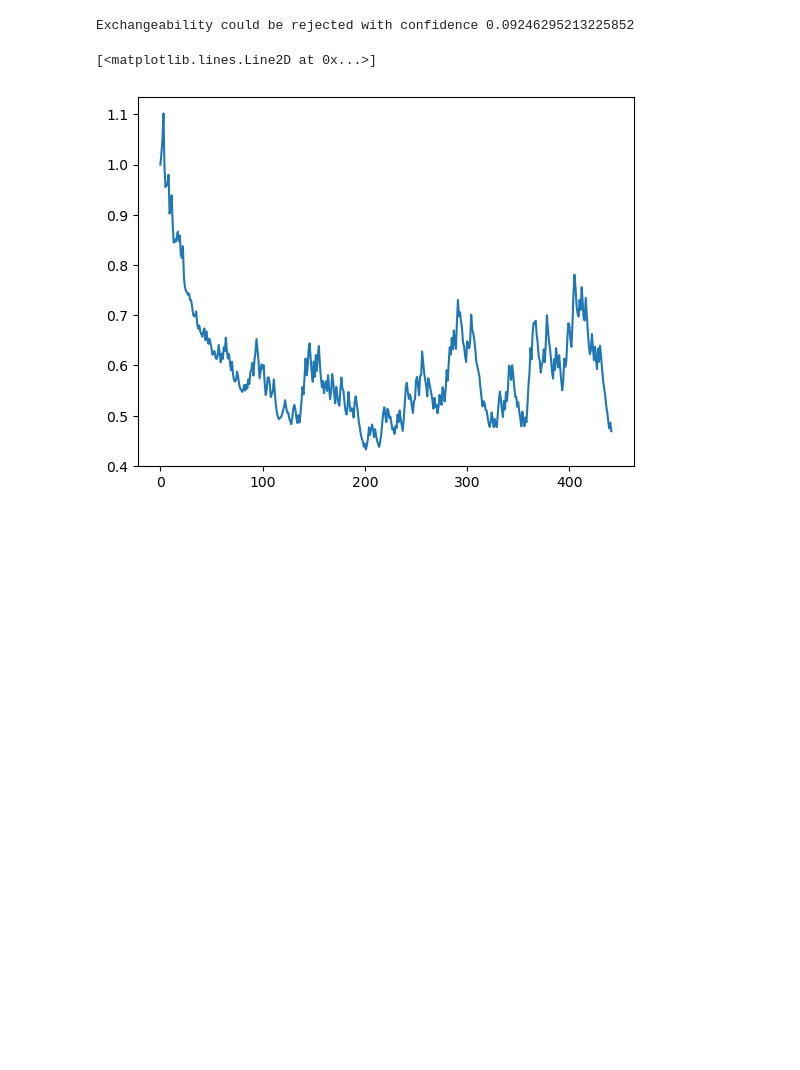
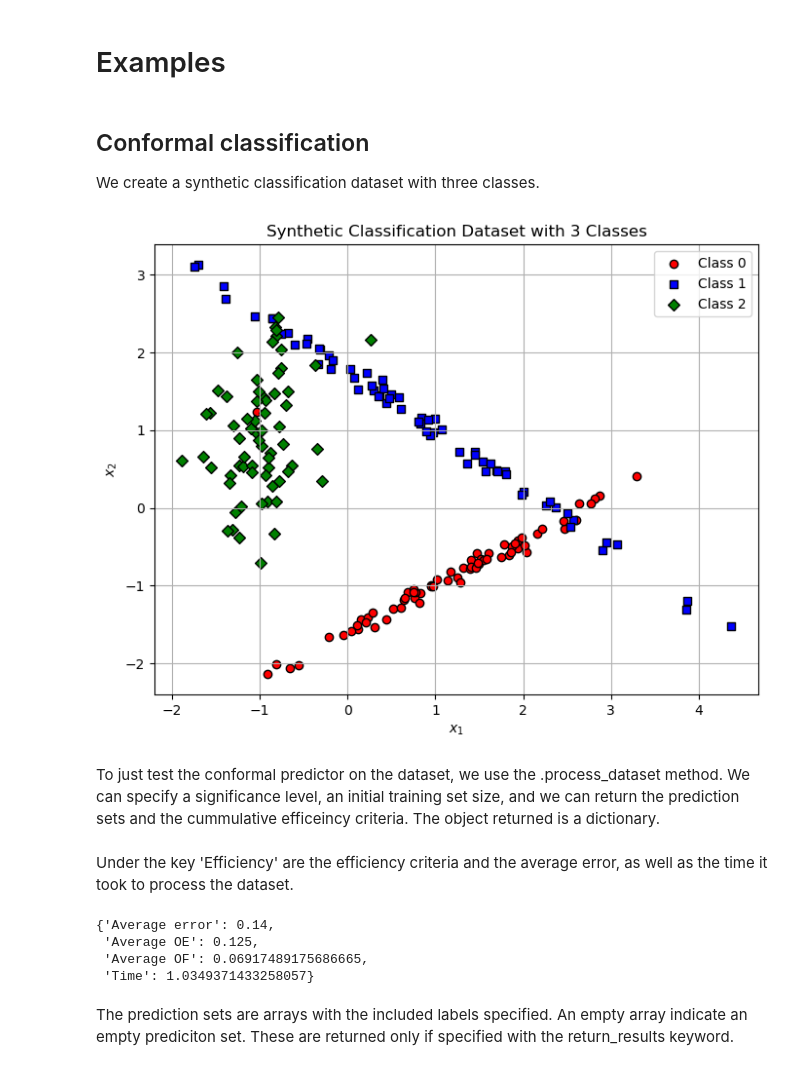
Before and after one commit to egonmedhatten/online-cp, a Jupyter notebook: notebooks/example.ipynb, the cells around one changed output. Saved outputs shown, nothing was run; the diff lists cells and outputs as text; code cells hidden in the pictures; blank space fills up the shorter version.

```diff
--- a/notebooks/example.ipynb
+++ b/notebooks/example.ipynb
@@ -100,30 +1,36 @@ True
-# %%
-from online_cp import ConformalRidgeRegressor
-from online_cp import PluginMartingale
-
-X, y = load_diabetes(return_X_y=True)
-
-cp = ConformalRidgeRegressor(autotune=True, a=1)
-martingale = PluginMartingale()
-
-martingale_values = []
-
-for i, (obj, label) in enumerate(zip(X, y)):
-    # Reality presents the object x
-    x = obj
-    # Reality presents the label
-    p = cp.compute_smoothed_p_value(x, label)
-    cp.learn_one(x, label)
-    # Martingale is updated
-    martingale.update_log_martingale(p)
-    martingale_values.append(martingale.M)
-# %%
-print(f'Exchangeability could be rejected with confidence {1-1/martingale.max}')
-# %% [output]
-Exchangeability could be rejected with confidence 0.09246295213225852
-# %%
-import matplotlib.pyplot as plt
-plt.plot(martingale_values)
-# %% [output]
-[<matplotlib.lines.Line2D at 0x...>]
-[figure, removed]
+# %% [markdown]
+# Examples
+# %% [markdown]
+## Conformal classification
+We create a synthetic classification dataset with three classes.
+# %%
+import matplotlib.pyplot as plt
+from sklearn.datasets import make_classification
+import numpy as np
+
+N = 200
+
+X, y = make_classification(n_samples=N, n_features=2, n_informative=2, n_redundant=0,
+                           n_classes=3, n_clusters_per_class=1, random_state=2024)
+
+
+# Create a scatter plot with different symbols for each class
+plt.figure(figsize=(8, 6))
+
+# Define different markers for each class
+markers = ['o', 's', 'D']
+colors = ['red', 'blue', 'green']
+
+# Plot each class with a different marker
+for label, marker, color in zip(np.unique(y), markers, colors):
+    plt.scatter(X[y == label, 0], X[y == label, 1], label=f'Class {label}', marker=marker, color=color, edgecolor='k')
+
+# Add labels and a legend
+plt.title('Synthetic Classification Dataset with 3 Classes')
+plt.xlabel(r'$x_1$')
+plt.ylabel(r'$x_2$')
+plt.legend()
+plt.grid(True)
+plt.show()
+# %% [output]
+[figure, added]
@@ -129,0 +41,2 @@ plt.plot(martingale_values)
+# %% [markdown]
+To just test the conformal predictor on the dataset, we use the .process_dataset method. We can specify a significance level, an initial training set size, and we can return the prediction sets and the cummulative efficeincy criteria. The object returned is a dictionary.
@@ -129,0 +45,11 @@ plt.plot(martingale_values)
+# %% [markdown]
+Under the key 'Efficiency' are the efficiency criteria and the average error, as well as the time it took to process the dataset.
+# %%
+result['Efficiency']
+# %% [output]
+{'Average error': 0.14,
+ 'Average OE': 0.125,
+ 'Average OF': 0.06917489175686665,
+ 'Time': 1.0349371433258057}
+# %% [markdown]
+The prediction sets are arrays with the included labels specified. An empty array indicate an empty prediciton set. These are returned only if specified with the return_results keyword.
```
Also changed, not shown: parts of 33 cells of this notebook, 4 other files.
